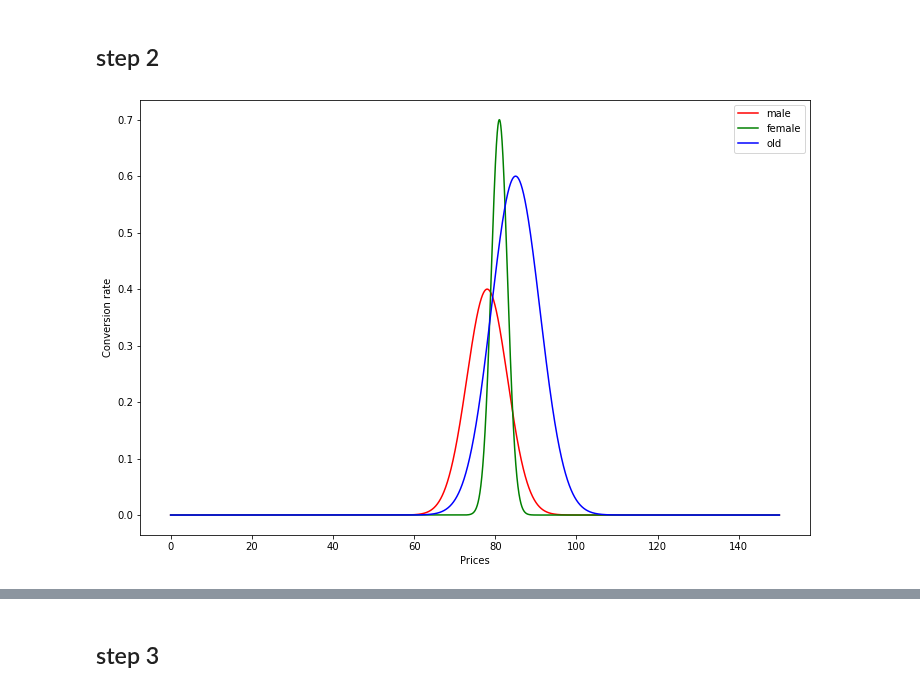
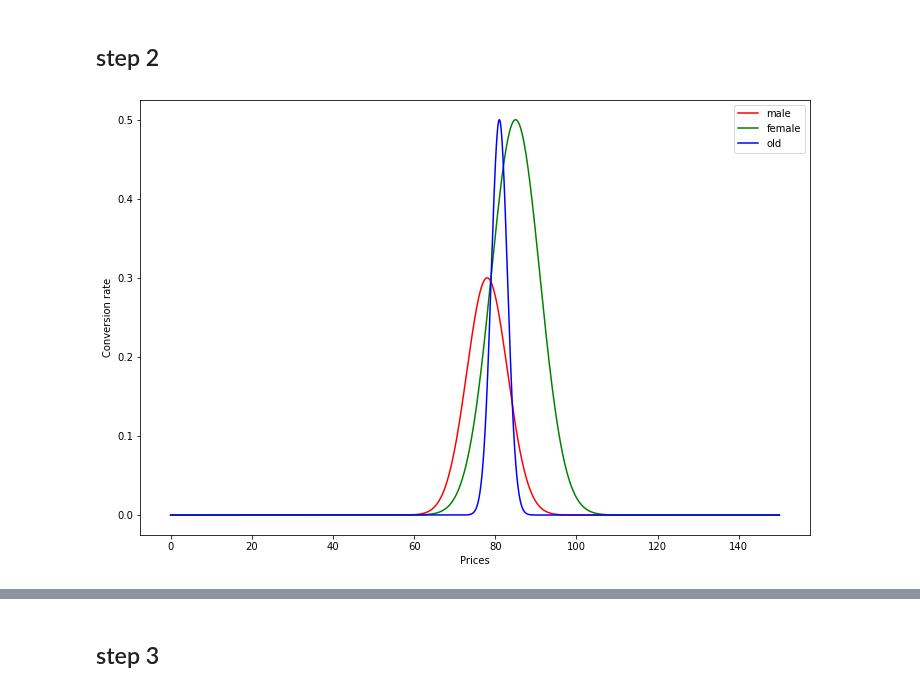
Before and after one commit to VladMarianCimpeanu/OLA_project, a Jupyter notebook: customers_parameters.ipynb, the cells around one changed output, grey strips where cells are left out. Drawn from its saved outputs; the diff is of its cells as text; code cells hidden in the pictures.

```diff
--- a/customers_parameters.ipynb
+++ b/customers_parameters.ipynb
@@ -931,27 +923,27 @@ print(c13_p4, c23_p4, c33_p4)
 # %% [markdown]
 ## step 2
 # %%
-mu_52 = [78, 81 ,85]
-sigma_52 = [5, 2, 6]
-scale_52 = [0.4, 0.7, 0.6]
+mu_52 = [78, 85 ,81]
+sigma_52 = [5, 6, 2]
+scale_52 = [0.3, 0.5, 0.5]
 cv_52 = []
 cv_52.append(cv_curve(mu_52[0], sigma_52[0], prices, scale_52[0]))
 cv_52.append(cv_curve(mu_52[1], sigma_52[1], prices, scale_52[1]))
 cv_52.append(cv_curve(mu_52[2], sigma_52[2], prices, scale_52[2]))
 cv_52
 
 
 
 plt.figure(figsize=(12,8))
 plt.plot(prices, cv_52[0], color="red", label="male")
 plt.plot(prices, cv_52[1], color="green", label="female")
 plt.plot(prices, cv_52[2], color="blue", label="old")
 plt.xlabel("Prices")
 plt.ylabel("Conversion rate")
 plt.legend()
 plt.show()
 # %% [output]
-[figure, old version]
+[figure, new version]
 # %%
 expected_margin_52 = 0
 for i in range(classes):
```
Also changed, not shown: parts of 44 cells of this notebook, 11 other files.
